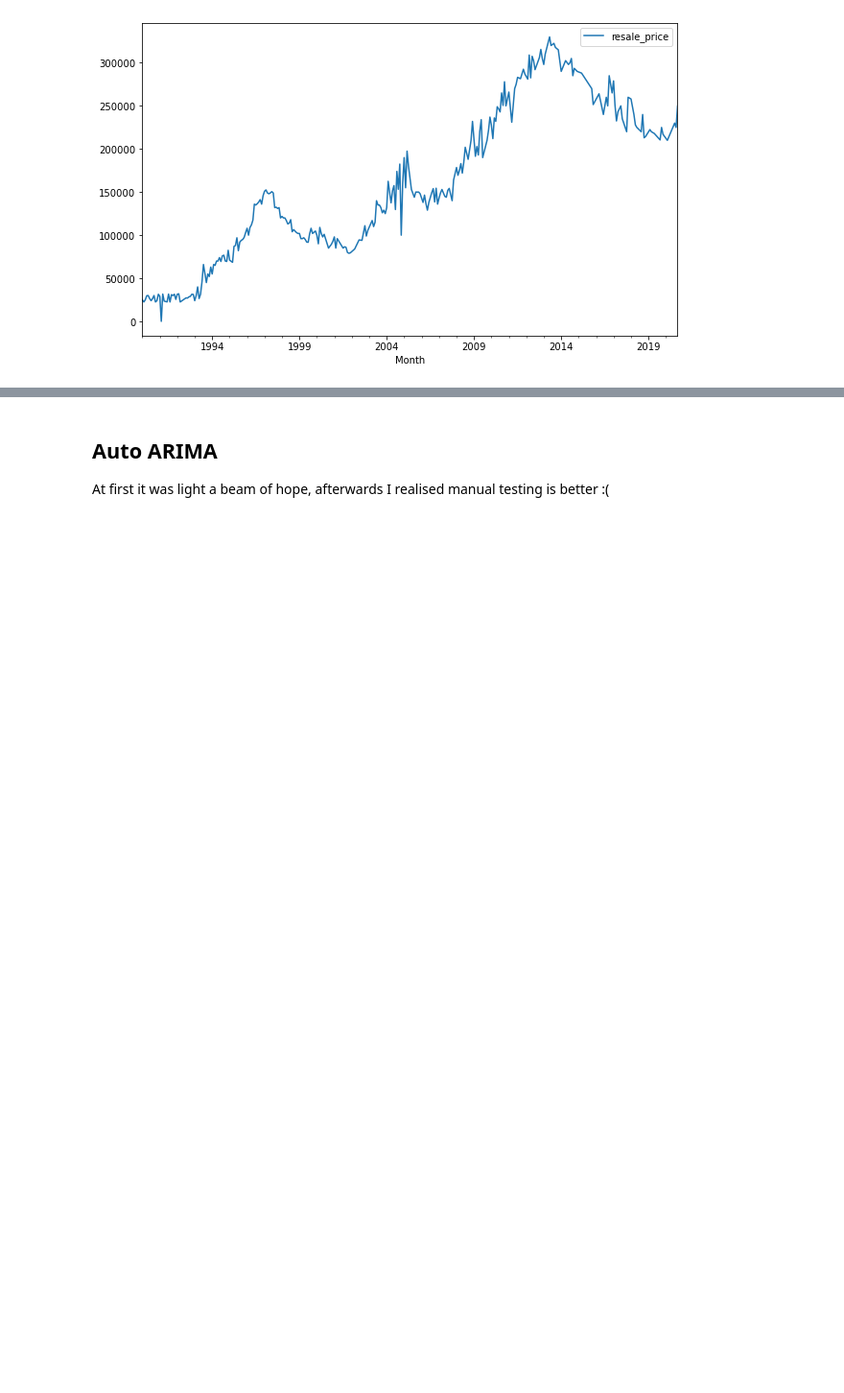
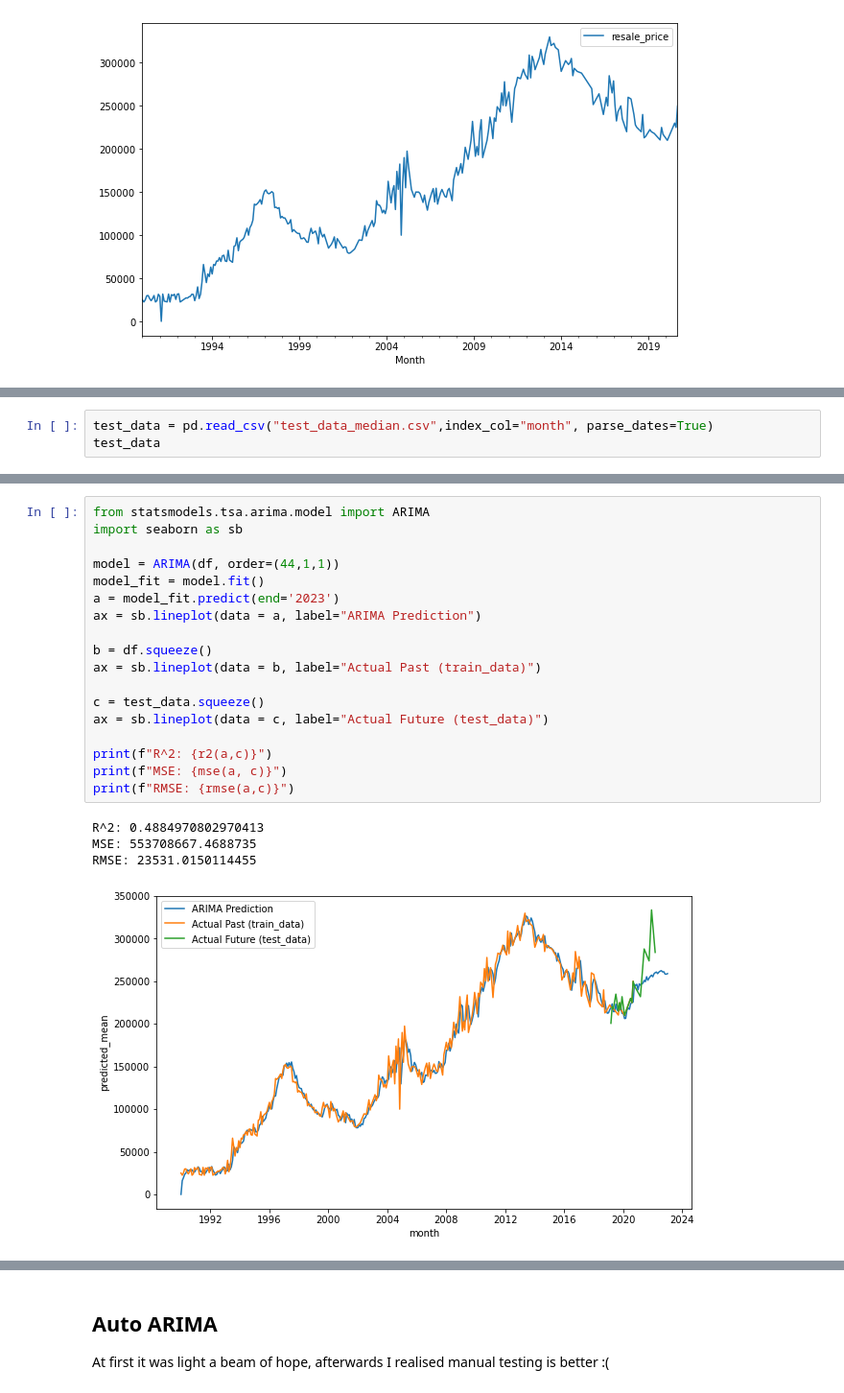
Before and after one commit to AnthonyChew/sc1015-1, a Jupyter notebook: ARIMA.ipynb, the cells around one changed output, grey strips where cells are left out. Shown at 96% size. Drawn from its saved outputs; the diff is of its cells as text; blank space fills up the shorter version.

```diff
--- a/ARIMA.ipynb
+++ b/ARIMA.ipynb
@@ -501,0 +524,3 @@ soup
+# %%
+test_data = pd.read_csv("test_data_median.csv",index_col="month", parse_dates=True)
+test_data
@@ -501,0 +620,23 @@ soup
+# %%
+from statsmodels.tsa.arima.model import ARIMA
+import seaborn as sb
+
+model = ARIMA(df, order=(44,1,1))
+model_fit = model.fit()
+a = model_fit.predict(end='2023')
+ax = sb.lineplot(data = a, label="ARIMA Prediction")
+
+b = df.squeeze()
+ax = sb.lineplot(data = b, label="Actual Past (train_data)")
+
+c = test_data.squeeze()
+ax = sb.lineplot(data = c, label="Actual Future (test_data)")
+
+print(f"R^2: {r2(a,c)}")
+print(f"MSE: {mse(a, c)}")
+print(f"RMSE: {rmse(a,c)}")
+# %% [output]
+R^2: 0.4884970802970413
+MSE: 553708667.4688735
+RMSE: 23531.0150114455
+[figure, added]
```
Also changed, not shown: parts of 49 cells of this notebook, 3 other files.
